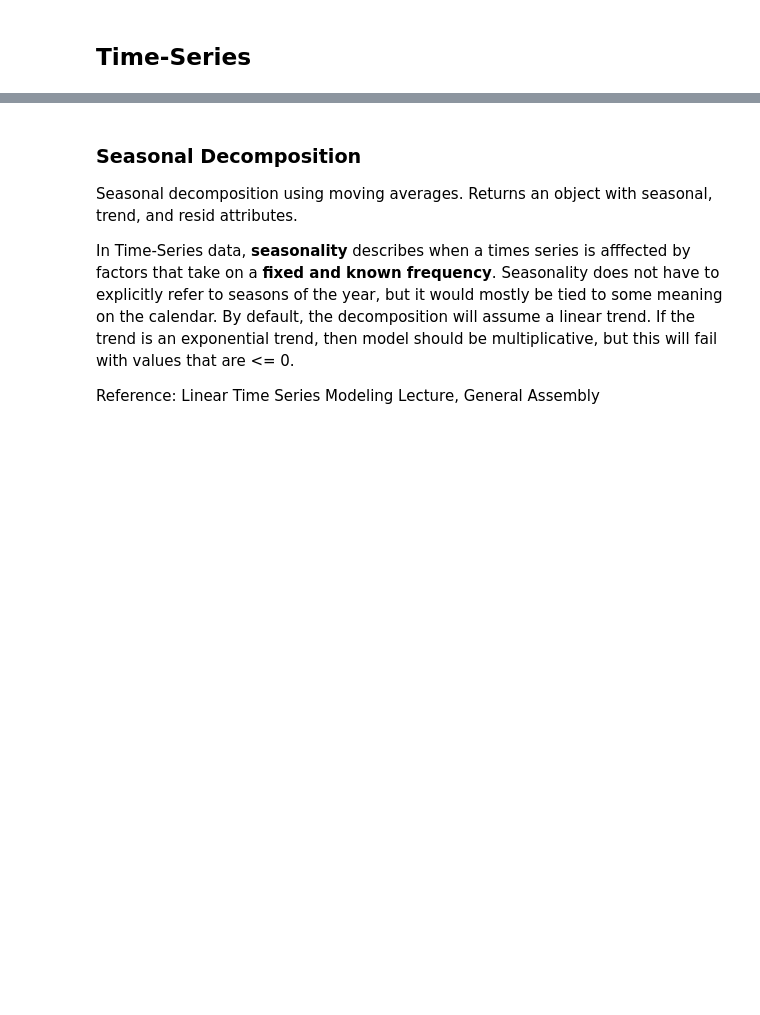
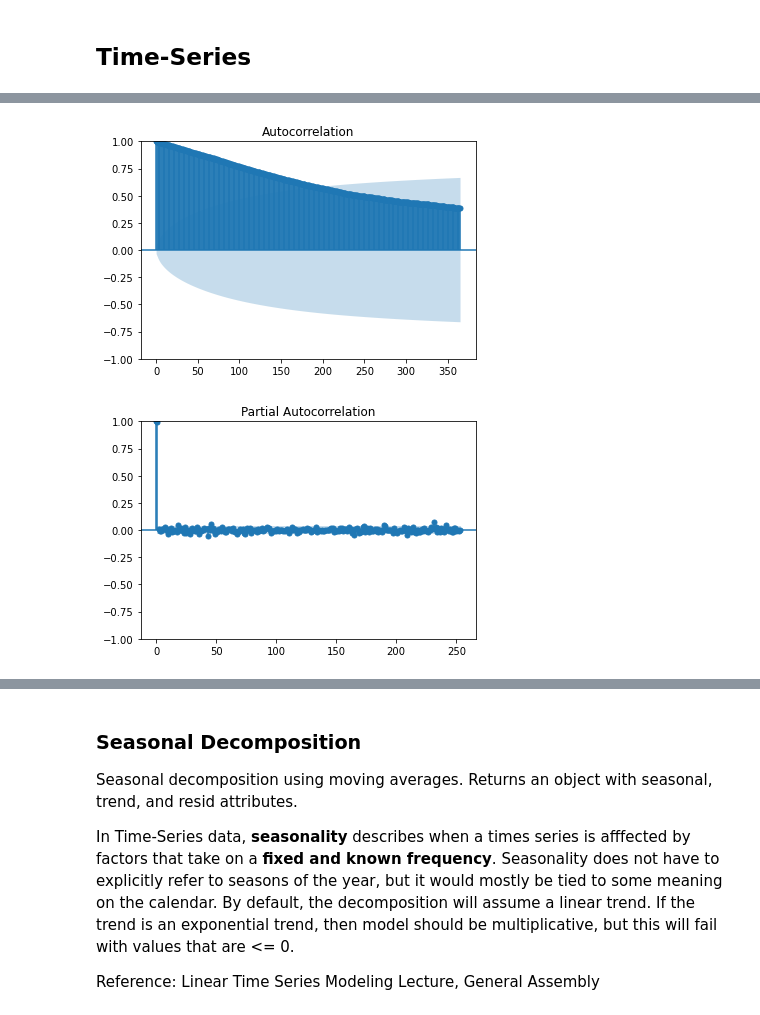
Before and after one commit to mh0805/Equity-price-prediction-and-forecast-with-Time-series-analysis-and-Machine-Learning, a Jupyter notebook: 3. Data Pre-processing & Modeling.ipynb, the cells around one changed output, grey strips where cells are left out. Cells and saved outputs as stored; diff of their text form; code cells hidden in the pictures; blank space fills up the shorter version.

```diff
--- a/3. Data Pre-processing & Modeling.ipynb
+++ b/3. Data Pre-processing & Modeling.ipynb
@@ -179,0 +395,6 @@ warnings.filterwarnings('ignore')
+# %%
+# ACF & PACF plots of adjusted closing price of GOOG.
+plot_acf(df['Adj_Close_GOOG'], lags=365), plot_pacf(df['Adj_Close_GOOG'], lags=253);
+# %% [output]
+[figure, added]
+[figure, added]
```
Also changed, not shown: parts of 102 cells of this notebook.
